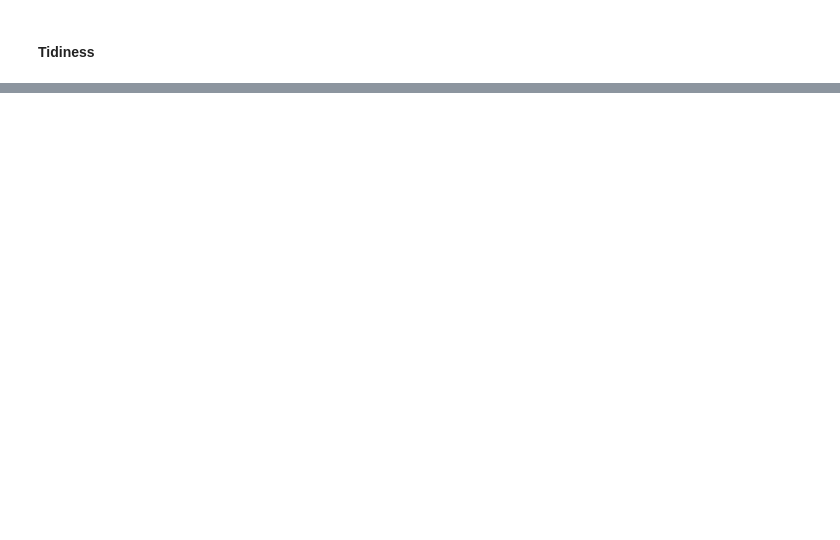
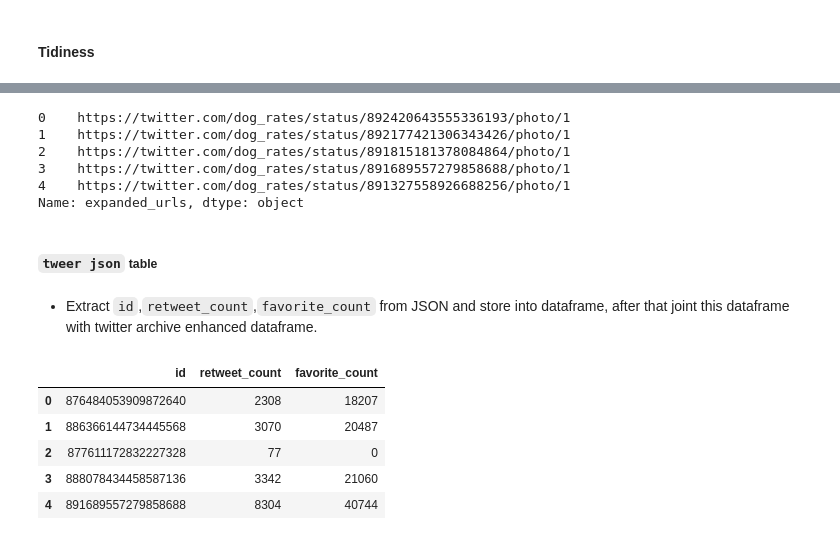
Before and after one commit to ordepzero/weratedogs_tweet_analysis, a Jupyter notebook: wrangle_act.ipynb, the cells around one changed output, grey strips where cells are left out. Saved outputs shown, nothing was run; the diff lists cells and outputs as text; code cells hidden in the pictures; blank space fills up the shorter version.

Commit message:
feat: clean data

```diff
--- a/wrangle_act.ipynb
+++ b/wrangle_act.ipynb
@@ -281,0 +487,33 @@ json.loads(tweets_json[0])
+# %%
+# Test
+df_twitter['expanded_urls'].head()
+# %% [output]
+0    https://twitter.com/dog_rates/status/892420643555336193/photo/1
+1    https://twitter.com/dog_rates/status/892177421306343426/photo/1
+2    https://twitter.com/dog_rates/status/891815181378084864/photo/1
+3    https://twitter.com/dog_rates/status/891689557279858688/photo/1
+4    https://twitter.com/dog_rates/status/891327558926688256/photo/1
+Name: expanded_urls, dtype: object
+# %% [markdown]
+##### `tweer json` table
+# %% [markdown]
+- Extract `id`,`retweet_count`,`favorite_count`  from JSON and store into dataframe, after that joint this dataframe with twitter archive enhanced dataframe.
+# %%
+tweet_json_list = []
+for tweet_json_item in tweets_json:
+    temp_list = []
+    temp_list.append(json.loads(tweet_json_item)['id_str'])
+    temp_list.append(json.loads(tweet_json_item)['retweet_count'])
+    temp_list.append(json.loads(tweet_json_item)['favorite_count'])
+    tweet_json_list.append(temp_list)
+# %%
+df_tweet_json = pd.DataFrame(tweet_json_list,columns=['id','retweet_count','favorite_count'])
+# %%
+df_tweet_json.head()
+# %% [output]
+|  | id | retweet_count | favorite_count |
+| 0 | 876484053909872640 | 2308 | 18207 |
+| 1 | 886366144734445568 | 3070 | 20487 |
+| 2 | 877611172832227328 | 77 | 0 |
+| 3 | 888078434458587136 | 3342 | 21060 |
+| 4 | 891689557279858688 | 8304 | 40744 |
```
Also changed, not shown: parts of 46 cells of this notebook.
